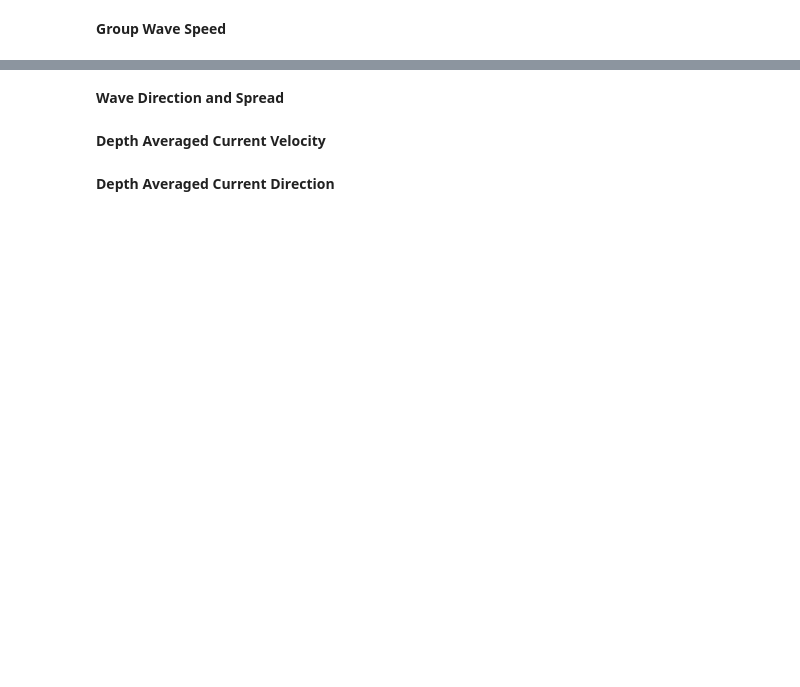
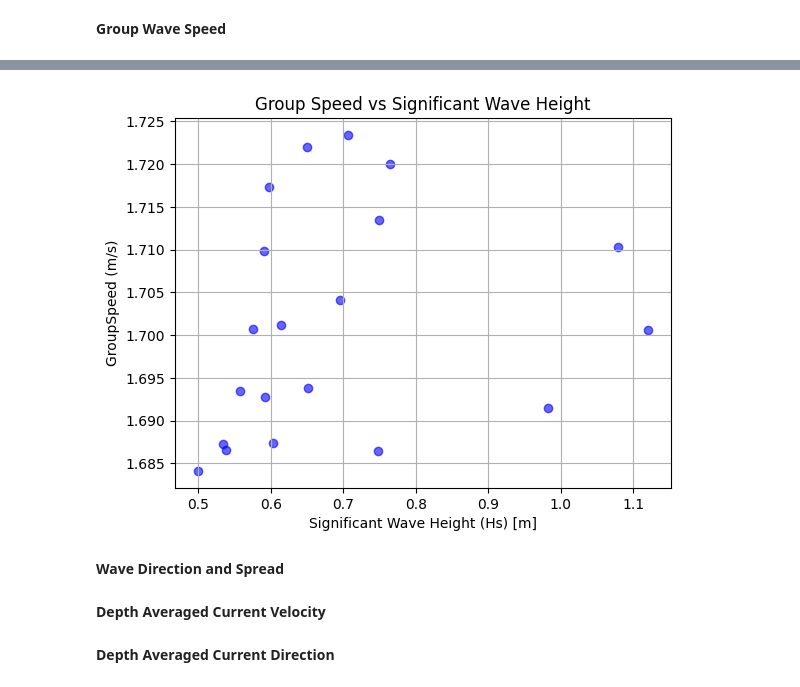
Before and after one commit to NCSU-CHAZ/BOEM-Oak-Island, a Jupyter notebook: notebooks/BOEM_bulkstats.ipynb, the cells around one changed output, grey strips where cells are left out. Cells and saved outputs as stored; diff of their text form; code cells hidden in the pictures; blank space fills up the shorter version.

```diff
--- a/notebooks/BOEM_bulkstats.ipynb
+++ b/notebooks/BOEM_bulkstats.ipynb
@@ -19,3 +131,13 @@ The bulk statistics are stored in h5 files like the other processed data files.
+# %%
+#Look at correlation between wave height and wave group speed
+plt.scatter(waves['SignificantWaveHeight'], waves['GroupSpeed'], c='blue', alpha=0.6)
+plt.title('Group Speed vs Significant Wave Height')
+plt.xlabel('Significant Wave Height (Hs) [m]')
+plt.ylabel("GroupSpeed (m/s)")
+plt.grid(True)
+plt.show()
+# %% [output]
+[figure, added]
 # %% [markdown]
 **Wave Direction and Spread**
 # %% [markdown]
```
Also changed, not shown: parts of 11 cells of this notebook, 1 other file.
